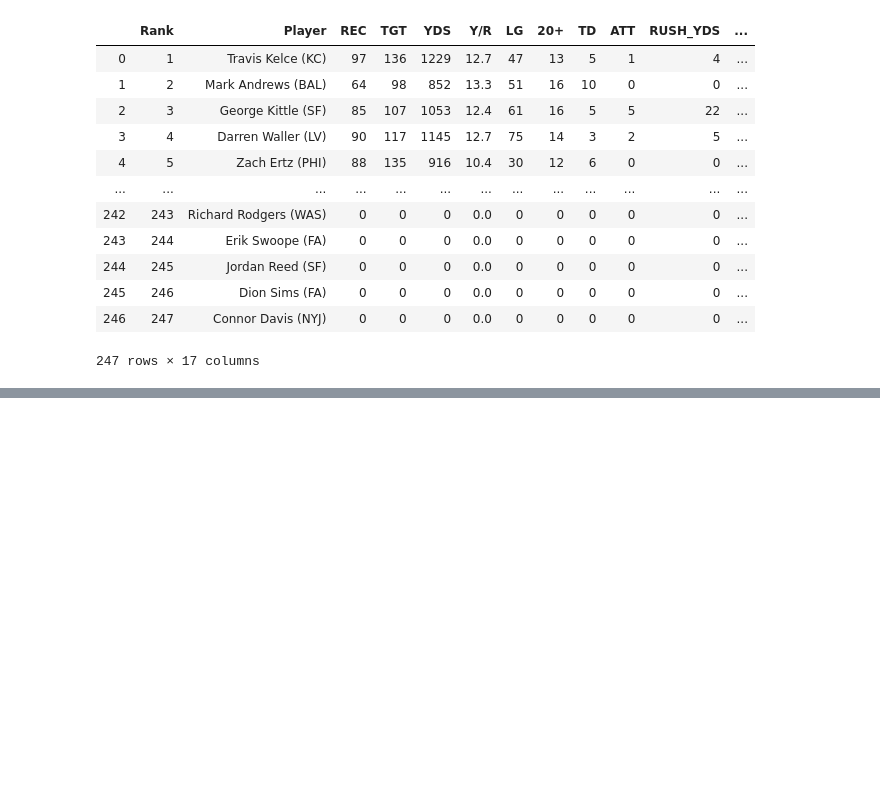
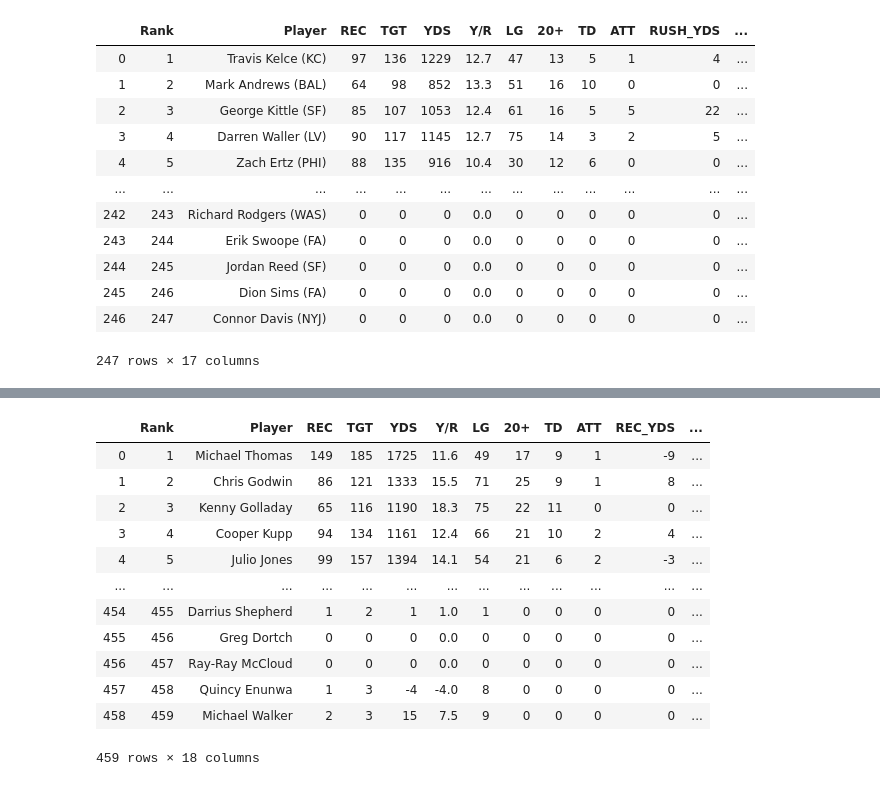
Before and after one commit to rdashcraft91/Fantasy_Draft_2020, a Jupyter notebook: Stat_Gathering.ipynb, the cells around one changed output, grey strips where cells are left out. Saved outputs shown, nothing was run; the diff lists cells and outputs as text; code cells hidden in the pictures; blank space fills up the shorter version.

```diff
--- a/Stat_Gathering.ipynb
+++ b/Stat_Gathering.ipynb
@@ -206,0 +210,16 @@ te_2019
+# %%
+rb_2019
+# %% [output]
+|  | Rank | Player | REC | TGT | YDS | Y/R | LG | 20+ | TD | ATT | REC_YDS | ... |
+| 0 | 1 | Michael Thomas | 149 | 185 | 1725 | 11.6 | 49 | 17 | 9 | 1 | -9 | ... |
+| 1 | 2 | Chris Godwin | 86 | 121 | 1333 | 15.5 | 71 | 25 | 9 | 1 | 8 | ... |
+| 2 | 3 | Kenny Golladay | 65 | 116 | 1190 | 18.3 | 75 | 22 | 11 | 0 | 0 | ... |
+| 3 | 4 | Cooper Kupp | 94 | 134 | 1161 | 12.4 | 66 | 21 | 10 | 2 | 4 | ... |
+| 4 | 5 | Julio Jones | 99 | 157 | 1394 | 14.1 | 54 | 21 | 6 | 2 | -3 | ... |
+| ... | ... | ... | ... | ... | ... | ... | ... | ... | ... | ... | ... | ... |
+| 454 | 455 | Darrius Shepherd | 1 | 2 | 1 | 1.0 | 1 | 0 | 0 | 0 | 0 | ... |
+| 455 | 456 | Greg Dortch | 0 | 0 | 0 | 0.0 | 0 | 0 | 0 | 0 | 0 | ... |
+| 456 | 457 | Ray-Ray McCloud | 0 | 0 | 0 | 0.0 | 0 | 0 | 0 | 0 | 0 | ... |
+| 457 | 458 | Quincy Enunwa | 1 | 3 | -4 | -4.0 | 8 | 0 | 0 | 0 | 0 | ... |
+| 458 | 459 | Michael Walker | 2 | 3 | 15 | 7.5 | 9 | 0 | 0 | 0 | 0 | ... |
+459 rows × 18 columns
```
Also changed, not shown: parts of 14 cells of this notebook.
